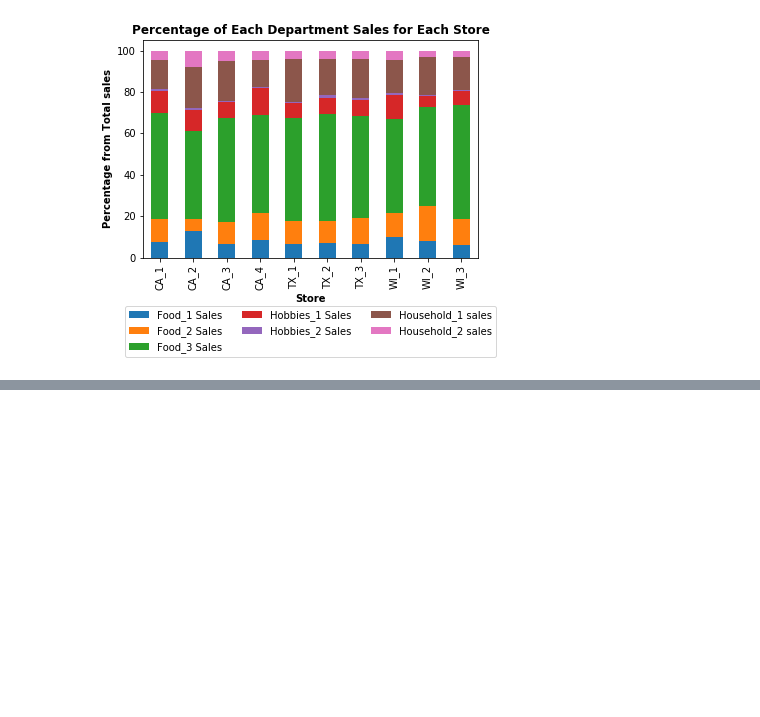
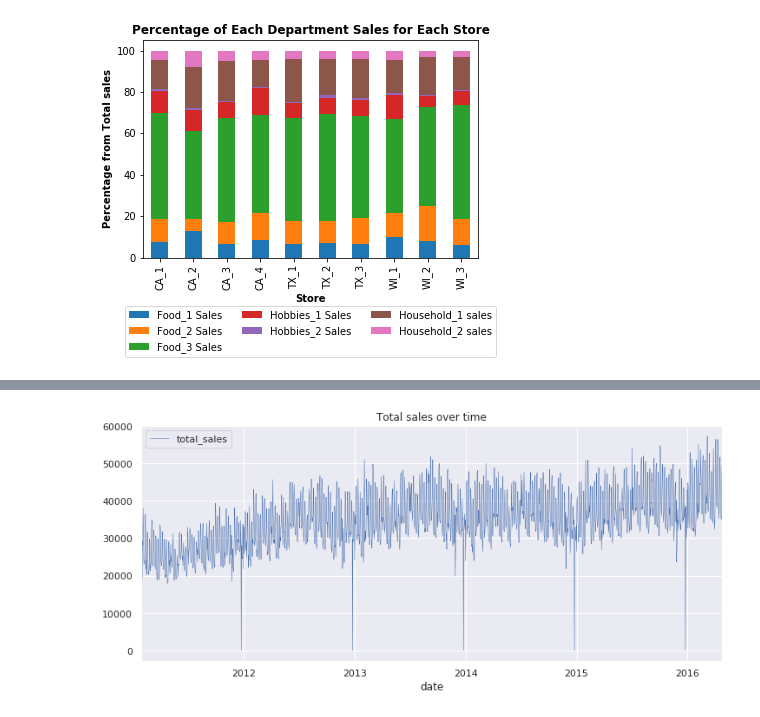
Before and after one commit to rka97/BigDataM5Project, a Jupyter notebook: code/data_exploration.ipynb, the cells around one changed output, grey strips where cells are left out. Drawn from its saved outputs; the diff is of its cells as text; code cells hidden in the pictures; blank space fills up the shorter version.

Commit message:
Added more figures

```diff
--- a/code/data_exploration.ipynb
+++ b/code/data_exploration.ipynb
@@ -365,0 +365,8 @@ plt.savefig("Percentage of Each Department Sales for Each Store.png")
+# %%
+start_date = datetime(2011,1,29)
+end_date = datetime(2016,6,19)
+# %%
+sales_ts = pd.DataFrame(sales[date].sum(axis =0),columns = ["total_sales"])
+sales_ts['date'] = pd.date_range(start_date, periods=1913).tolist()
+sales_ts.set_index('date', drop=True, inplace=True)
+sales_ts.head()
@@ -365,0 +381,7 @@ plt.savefig("Percentage of Each Department Sales for Each Store.png")
+# %%
+sns.set(rc={'figure.figsize':(12, 5)})
+sales_ts.plot(linewidth=0.5)
+plt.title("Total sales over time")
+plt.savefig("Total sales over time")
+# %% [output]
+[figure, added]
```
Also changed, not shown: parts of 13 cells of this notebook, 6 other files.
